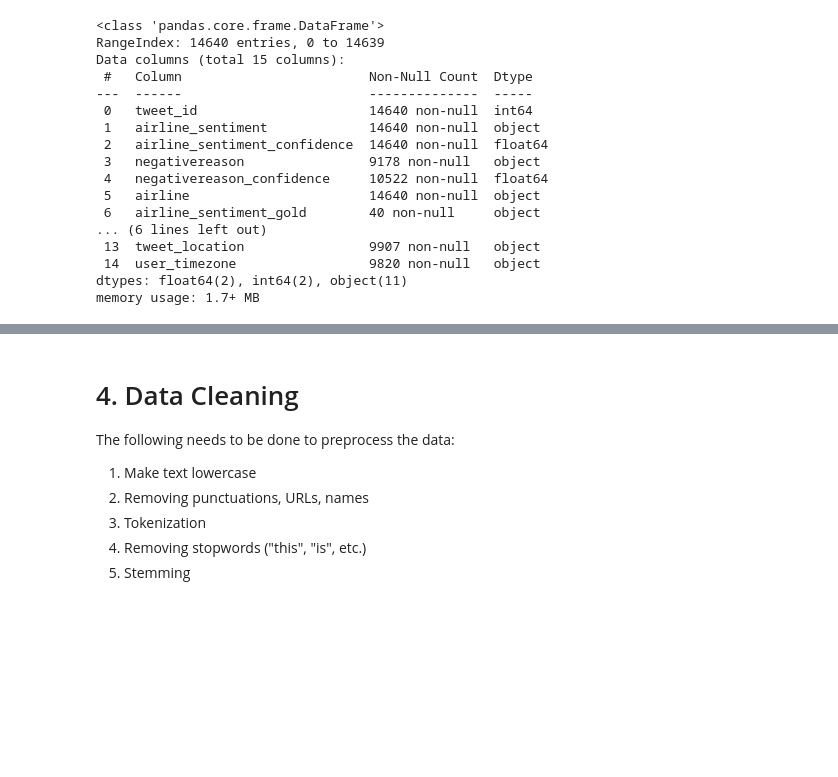
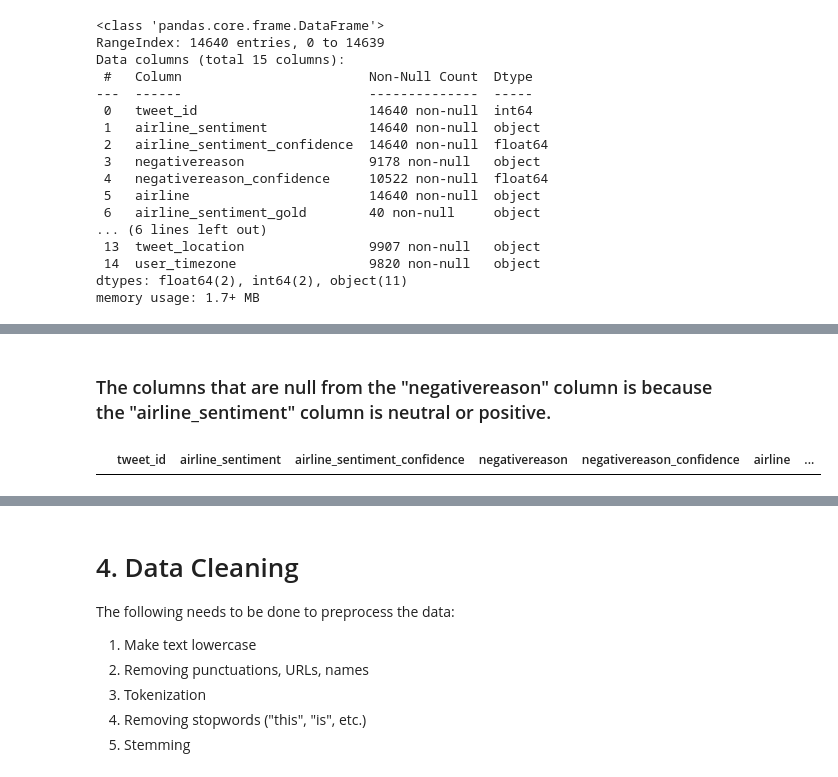
Before and after one commit to KierraDangerfield/Springboard, a Jupyter notebook: Capstone 3 Airline Sentiment Analysis/Notebooks/1 Sentiment Analysis Data Wrangling.ipynb, the cells around one changed output, grey strips where cells are left out. Saved outputs shown, nothing was run; the diff lists cells and outputs as text; code cells hidden in the pictures; blank space fills up the shorter version.

```diff
--- a/Capstone 3 Airline Sentiment Analysis/Notebooks/1 Sentiment Analysis Data Wrangling.ipynb
+++ b/Capstone 3 Airline Sentiment Analysis/Notebooks/1 Sentiment Analysis Data Wrangling.ipynb
@@ -61,0 +135,7 @@ df.shape
+# %% [markdown]
+### The columns that are null from the "negativereason" column is because the "airline_sentiment" column is neutral or positive.
+# %%
+#negativereason_confidence
+tweets[(tweets["negativereason_confidence"].isnull())  & (tweets["airline_sentiment"] == "negative")]
+# %% [output]
+|  | tweet_id | airline_sentiment | airline_sentiment_confidence | negativereason | negativereason_confidence | airline | ... |
```
Also changed, not shown: parts of 31 cells of this notebook, 1 other file.
